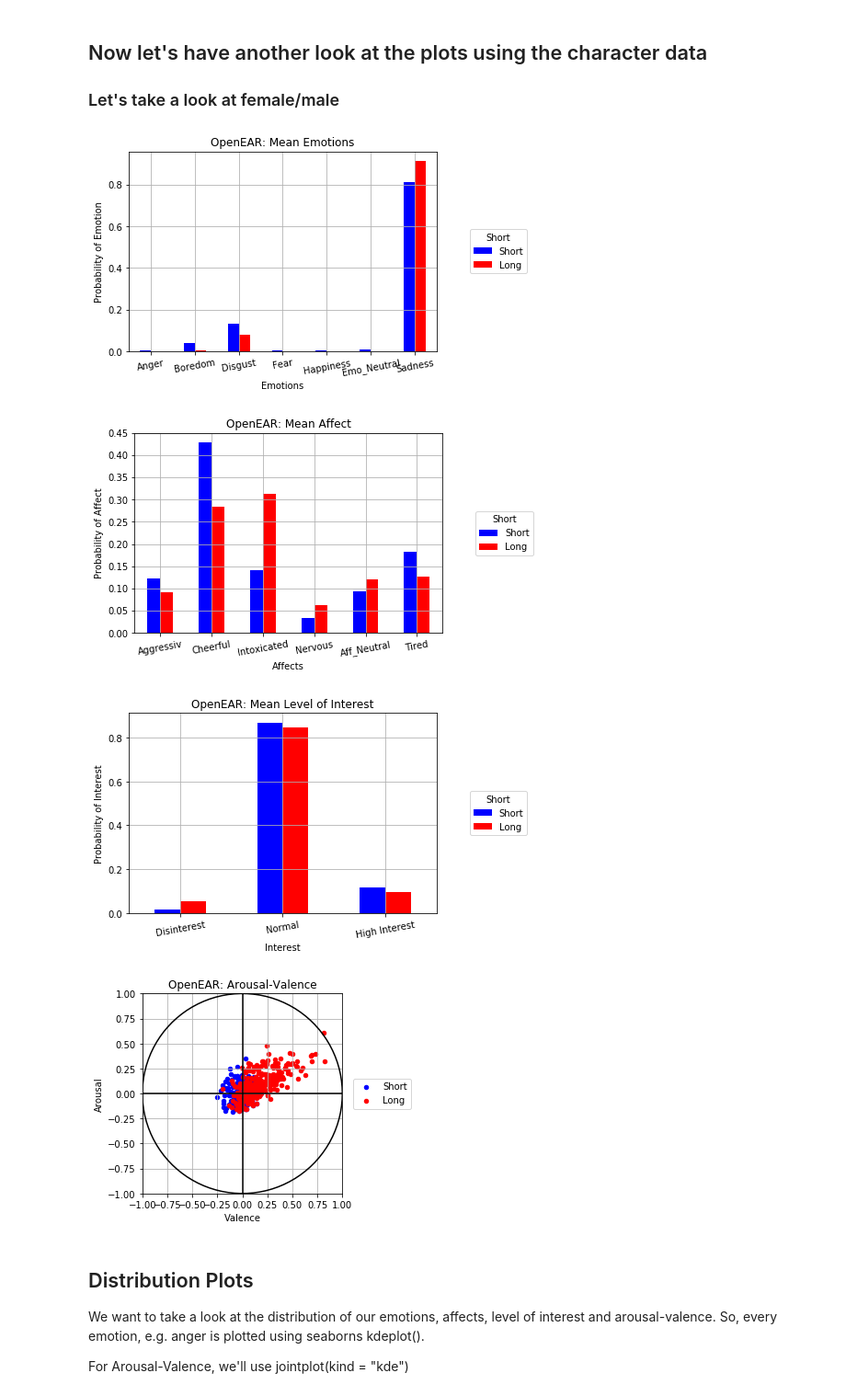
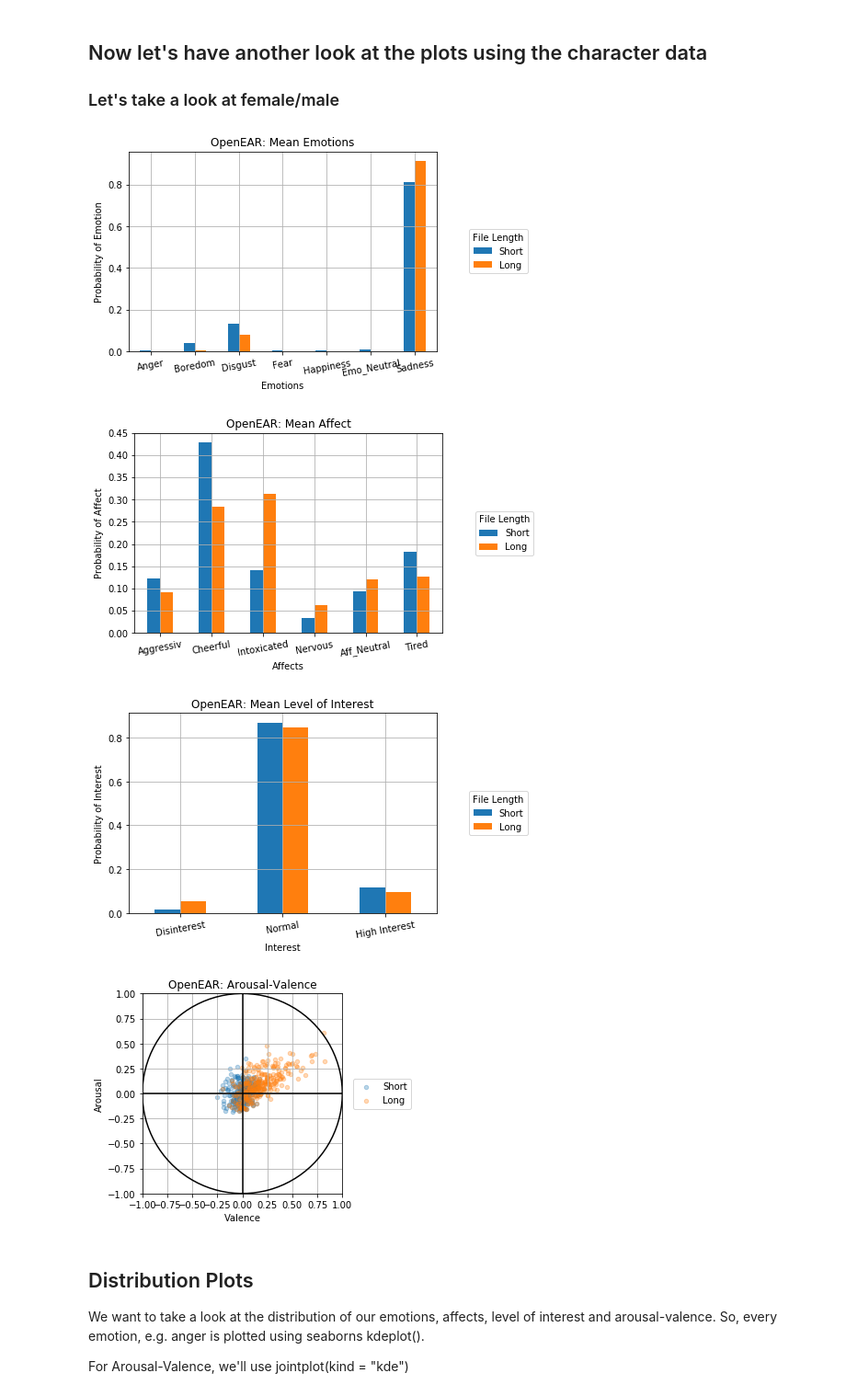
Before and after one commit to EJKraft/MasterThesis, a Jupyter notebook: Analysis/0_Comparing_short_samples/OpenSMILE Analysis_Plots.ipynb, the cells around one changed output. Shown at 92% size. Saved outputs shown, nothing was run; the diff lists cells and outputs as text; code cells hidden in the pictures.

```diff
--- a/Analysis/0_Comparing_short_samples/OpenSMILE Analysis_Plots.ipynb
+++ b/Analysis/0_Comparing_short_samples/OpenSMILE Analysis_Plots.ipynb
@@ -95,50 +95,54 @@ df_aff = hp.createMeanDataFrame([df_affect_short, df_affect_long],'Short',affect
 df_level = hp.createMeanDataFrame([df_loi_short, df_loi_long],'Short',loi_label)
 
 # Start with Emotion
-ax_emo = df_emo.plot.bar(title = 'OpenEAR: Mean Emotions',rot = 10, color = ['b','r']) #We set rotation to 10 so that the filenames can be read
-ax_emo.legend(loc = 'center', bbox_to_anchor=(1.2,0.5), title = 'Short')
+ax_emo = df_emo.plot.bar(title = 'OpenEAR: Mean Emotions',rot = 10, color = ['tab:blue','tab:orange']) #We set rotation to 10 so that the filenames can be read
+ax_emo.legend(loc = 'center', bbox_to_anchor=(1.2,0.5), title = 'File Length')
 ax_emo.set_ylabel('Probability of Emotion')
 ax_emo.set_xlabel('Emotions')
 plt.grid(True)
+plt.savefig('emo_longvsshort.svg')
 
 #Now let's plot affect bar diagram
-ax_aff = df_aff.plot.bar(title = 'OpenEAR: Mean Affect',rot = 10, color = ['b','r']) #We set rotation to 10 so that the filenames can be read
-ax_aff.legend(loc = 'center', bbox_to_anchor=(1.2,0.5), title = 'Short')
+ax_aff = df_aff.plot.bar(title = 'OpenEAR: Mean Affect',rot = 10, color = ['tab:blue','tab:orange']) #We set rotation to 10 so that the filenames can be read
+ax_aff.legend(loc = 'center', bbox_to_anchor=(1.2,0.5), title = 'File Length')
 ax_aff.set_ylabel('Probability of Affect')
 ax_aff.set_xlabel('Affects')
 plt.grid(True)
+plt.savefig('aff_longvsshort.svg')
 
 #Now Level of Interest
-ax_loi = df_level.plot.bar(title = 'OpenEAR: Mean Level of Interest',rot = 10, color = ['b','r']) #We set rotation to 10 so that the filenames can be read
-ax_loi.legend(loc = 'center', bbox_to_anchor=(1.2,0.5), title = 'Short')
+ax_loi = df_level.plot.bar(title = 'OpenEAR: Mean Level of Interest',rot = 10, color = ['tab:blue','tab:orange']) #We set rotation to 10 so that the filenames can be read
+ax_loi.legend(loc = 'center', bbox_to_anchor=(1.2,0.5), title = 'File Length')
 ax_loi.set_ylabel('Probability of Interest')
 ax_loi.set_xlabel('Interest')
 plt.grid(True)
+plt.savefig('loi_longvsshort.svg')
 
 #And finally arousal valence
-ax1 = df_ar_val_short.plot.scatter(x = 'Valence', y = 'Arousal', label = 'Short', c = 'b')
-ax2 = df_ar_val_long.plot.scatter(x = 'Valence', y = 'Arousal', label = 'Long', c = 'r', ax=ax1)
+ax1 = df_ar_val_short.plot.scatter(x = 'Valence', y = 'Arousal', label = 'Short', c = 'tab:blue', alpha = 0.3)
+ax2 = df_ar_val_long.plot.scatter(x = 'Valence', y = 'Arousal', label = 'Long', c = 'tab:orange',alpha = 0.3, ax=ax1)
 #We want to plot the arousal valence circle so we create values for it
 t = np.linspace(0,np.pi*2,100)
 ax1.plot(np.cos(t), np.sin(t), linewidth = 1.5, color = 'black')
 ax1.axvline(0,0,1, c = 'black')
 x_coord = [-1.0,1.0]
 y_coord = [0.0,0.0]
 ax1.plot(x_coord, y_coord, c = 'black')
 
 #Make Plot pretty
 ax1.legend(loc = 'center', bbox_to_anchor=(1.2,0.5))
 plt.grid(True)
 plt.xlim(-1.0, 1.0)
 plt.ylim(-1.0, 1.0)
 plt.title('OpenEAR: Arousal-Valence')
 ax1.set_aspect('equal')
 plt.locator_params(axis='x',nbins= 9)
+plt.savefig('arval_short_v_long.svg')
 # %% [output]
-[figure, old version]
+[figure, new version]
-[figure, old version]
+[figure, new version]
-[figure, old version]
+[figure, new version]
-[figure, old version]
+[figure, new version]
 # %% [markdown]
 ## Distribution Plots
 We want to take a look at the distribution of our emotions, affects, level of interest and arousal-valence. So, every emotion, e.g. anger is plotted using seaborns kdeplot().
```
Also changed, not shown: 51 other files.
